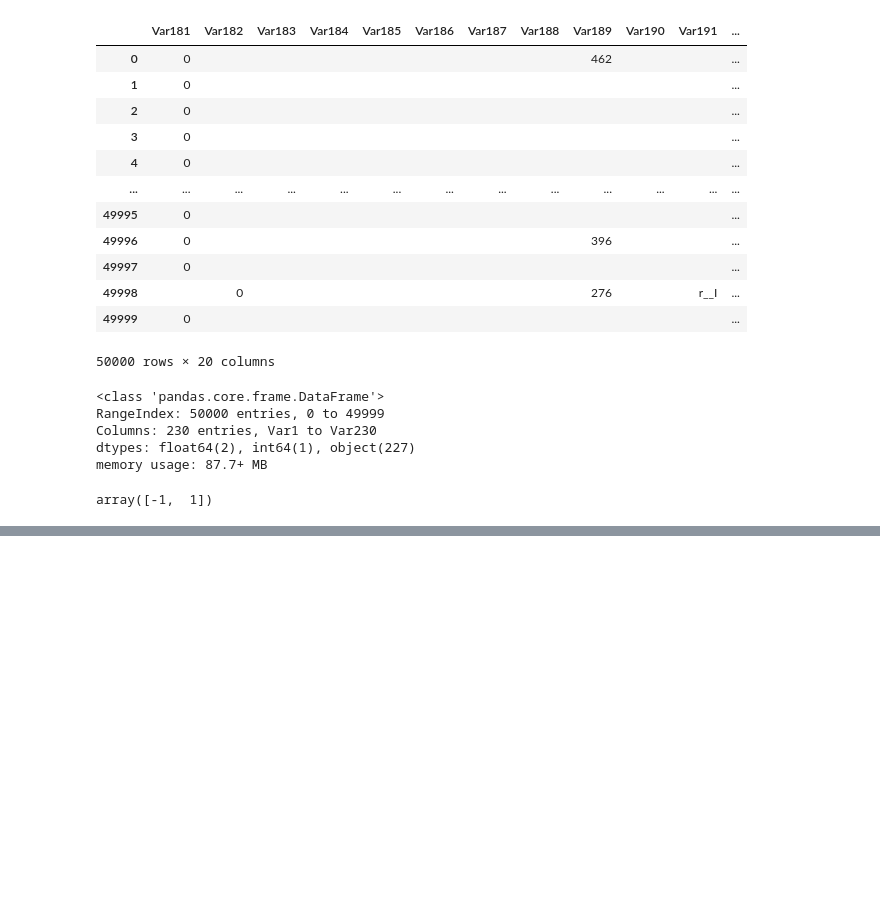
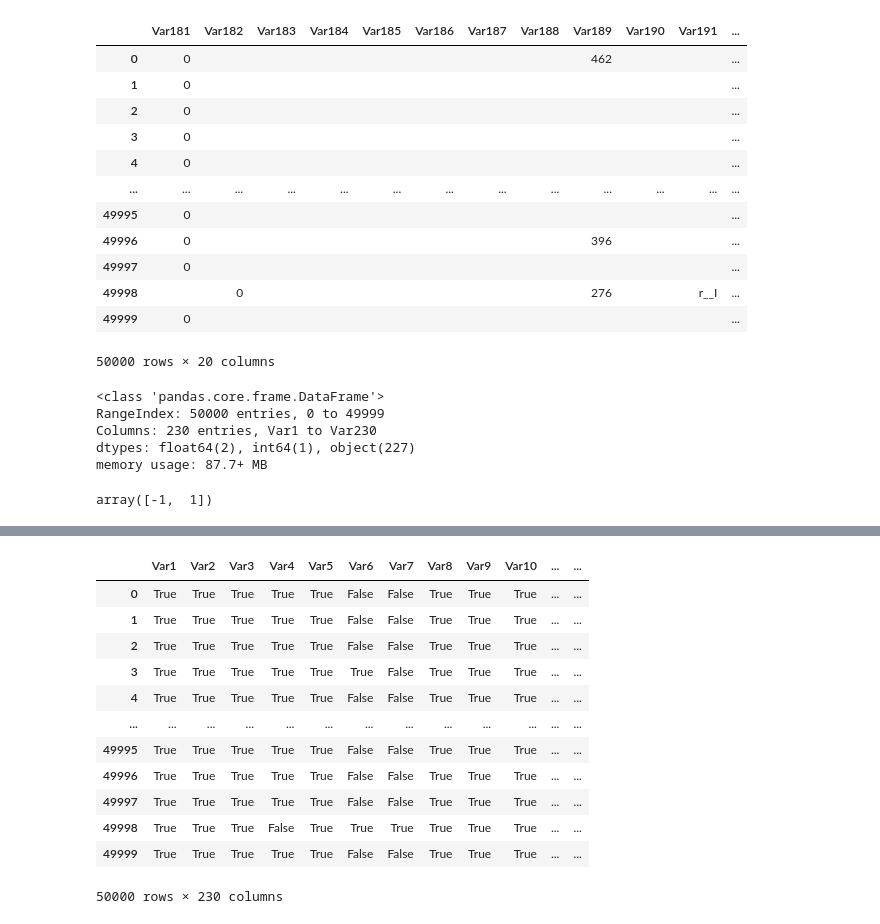
Before and after one commit to felipedepauli/challenges, a Jupyter notebook: 03_kdd_cup_2009/program.ipynb, the cells around one changed output, grey strips where cells are left out. Cells and saved outputs as stored; diff of their text form; code cells hidden in the pictures; blank space fills up the shorter version.

```diff
--- a/03_kdd_cup_2009/program.ipynb
+++ b/03_kdd_cup_2009/program.ipynb
@@ -109,0 +241,5 @@ All seems to be as expected. We have
+# %%
+for col in num_vars:
+  df[col] = df[col].astype('float')
+for col in cat_vars:
+  df[col] = df[col].astype('category')
@@ -123,0 +464,16 @@ All seems to be as expected. We have
+# %%
+df.isna()
+# %% [output]
+|  | Var1 | Var2 | Var3 | Var4 | Var5 | Var6 | Var7 | Var8 | Var9 | Var10 | ... | ... |
+| 0 | True | True | True | True | True | False | False | True | True | True | ... | ... |
+| 1 | True | True | True | True | True | False | False | True | True | True | ... | ... |
+| 2 | True | True | True | True | True | False | False | True | True | True | ... | ... |
+| 3 | True | True | True | True | True | True | False | True | True | True | ... | ... |
+| 4 | True | True | True | True | True | False | False | True | True | True | ... | ... |
+| ... | ... | ... | ... | ... | ... | ... | ... | ... | ... | ... | ... | ... |
+| 49995 | True | True | True | True | True | False | False | True | True | True | ... | ... |
+| 49996 | True | True | True | True | True | False | False | True | True | True | ... | ... |
+| 49997 | True | True | True | True | True | False | False | True | True | True | ... | ... |
+| 49998 | True | True | True | False | True | True | True | True | True | True | ... | ... |
+| 49999 | True | True | True | True | True | False | False | True | True | True | ... | ... |
+50000 rows × 230 columns
```
Also changed, not shown: parts of 52 cells of this notebook, 1 other file.
